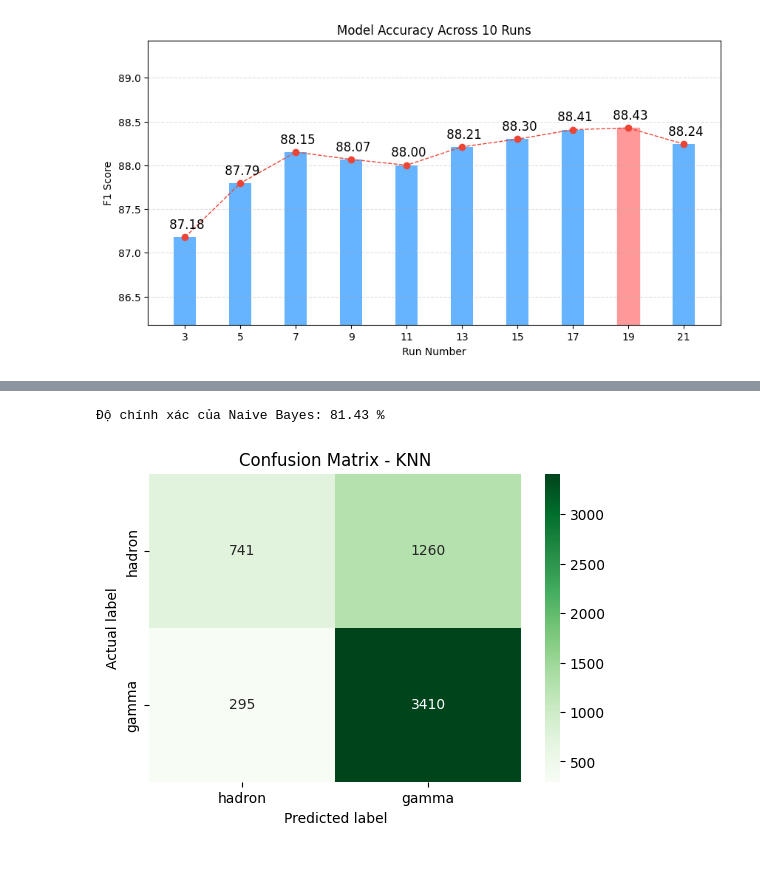
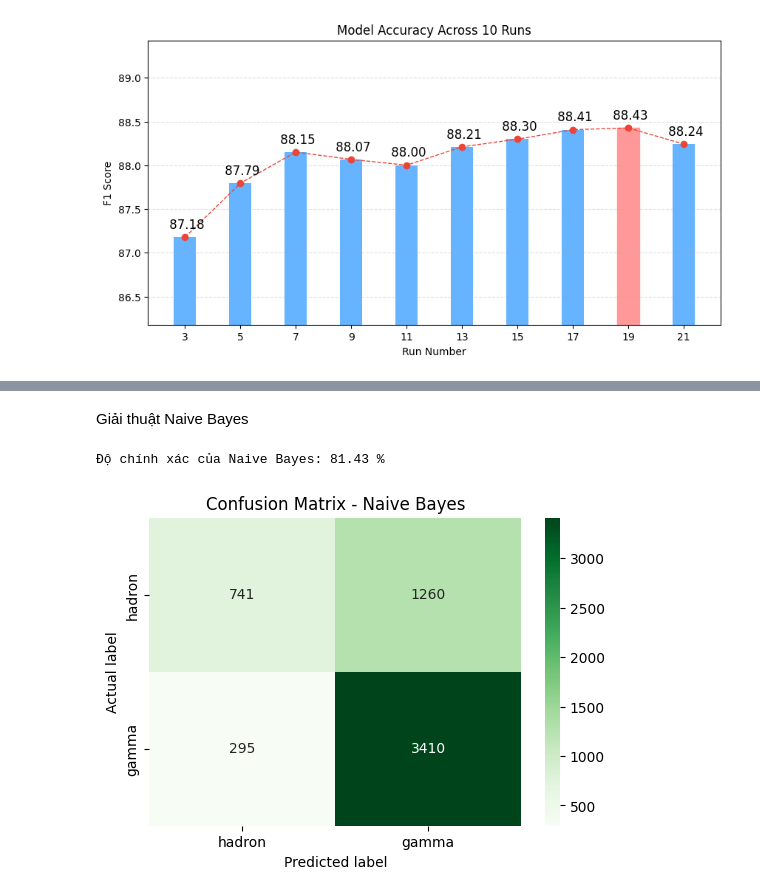
Before and after one commit to hoanle123564/MHUD_Nhom_10, a Jupyter notebook: magic_gamma.ipynb, the cells around one changed output, grey strips where cells are left out. Saved outputs shown, nothing was run; the diff lists cells and outputs as text; code cells hidden in the pictures; blank space fills up the shorter version.

```diff
--- a/magic_gamma.ipynb
+++ b/magic_gamma.ipynb
@@ -209,3 +255,5 @@ plt.show()
+# %% [markdown]
+Giải thuật Naive Bayes
 # %%
 model_NB = GaussianNB()
 model_NB.fit(X_train, y_train)
@@ -218,11 +266,11 @@ print(f"Độ chính xác của Naive Bayes: {100 * f1_NB:.2f} %")
 # %%
 cm_NB = confusion_matrix(y_test, y_pred_NB)
 
 plt.figure(figsize=(6,4))
 sns.heatmap(cm_NB, annot=True, fmt='d', cmap='Greens', xticklabels=['hadron','gamma'], yticklabels=['hadron','gamma'])
 plt.xlabel('Predicted label')
 plt.ylabel('Actual label')
-plt.title('Confusion Matrix - KNN')
+plt.title('Confusion Matrix - Naive Bayes')
 plt.show()
 # %% [output]
-[figure, old version]
+[figure, new version]
```
Also changed, not shown: parts of 11 cells of this notebook.
